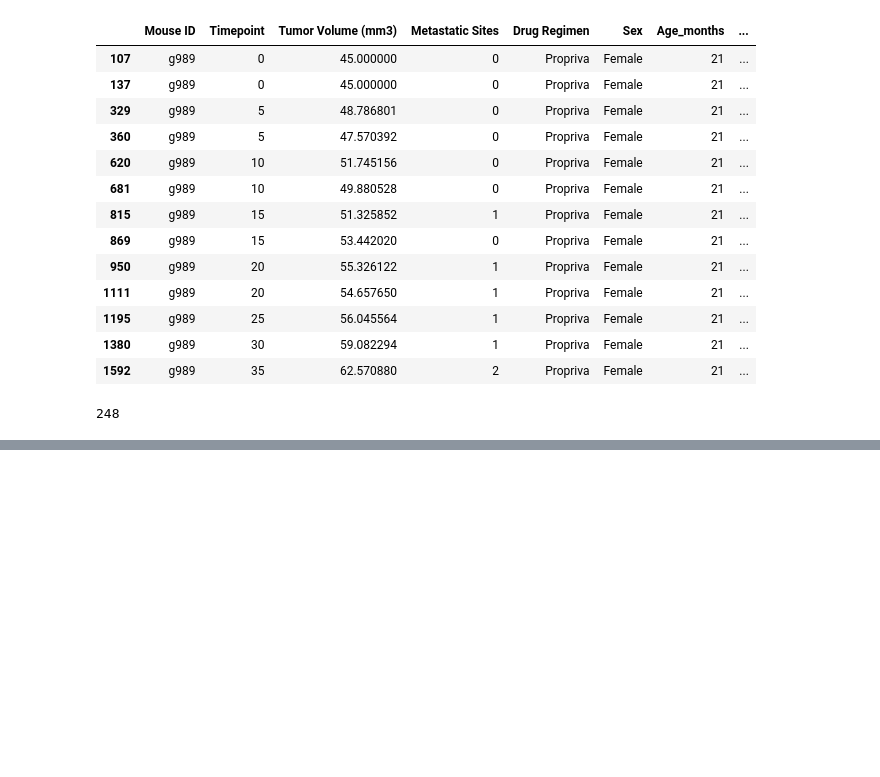
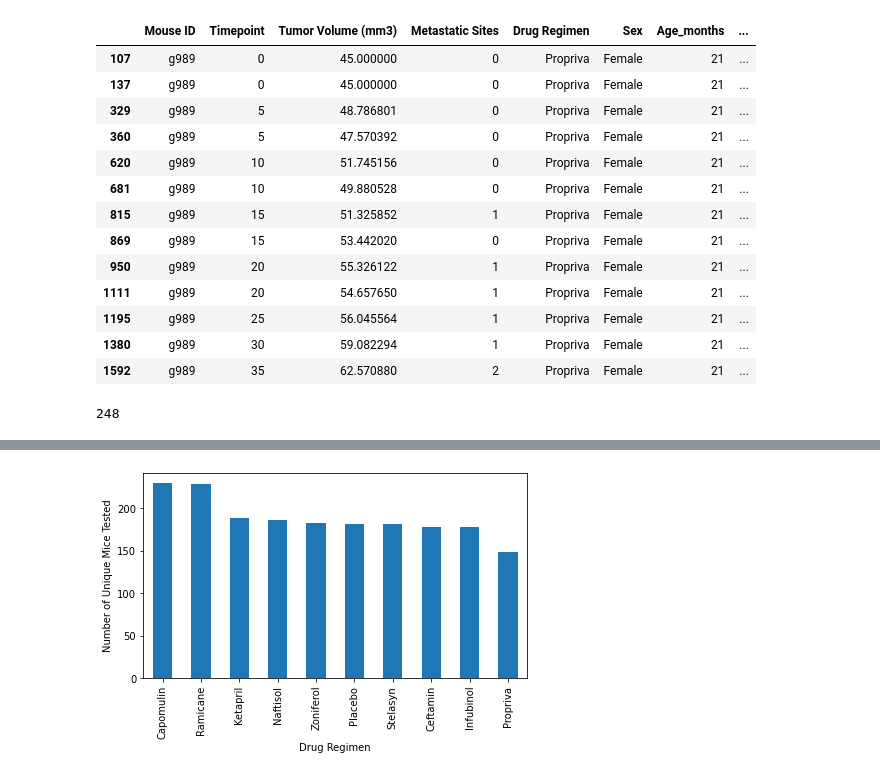
Before and after one commit to malreadjr/Matplotlib-challenge, a Jupyter notebook: Pymaceuticals Homework.ipynb, the cells around one changed output, grey strips where cells are left out. Saved outputs shown, nothing was run; the diff lists cells and outputs as text; code cells hidden in the pictures; blank space fills up the shorter version.

```diff
--- a/Pymaceuticals Homework.ipynb
+++ b/Pymaceuticals Homework.ipynb
@@ -106,0 +134,9 @@ uniquemice.groupby('Drug Regimen').agg(
+# %%
+uniquemice = study_data_complete_df.loc[study_data_complete_df['Mouse ID'] != dupid.index[0][0]]
+ax = uniquemice.groupby(['Drug Regimen'])['Mouse ID'].agg(countid = ('Mouse ID', 'count')).sort_values('countid',ascending=False).plot(kind = "bar")
+
+ax.set(xlabel='Drug Regimen', ylabel='Number of Unique Mice Tested')
+ax.get_legend().remove()
+plt.tight_layout(pad=0.4)
+# %% [output]
+[figure, added]
```
Also changed, not shown: parts of 13 cells of this notebook.
